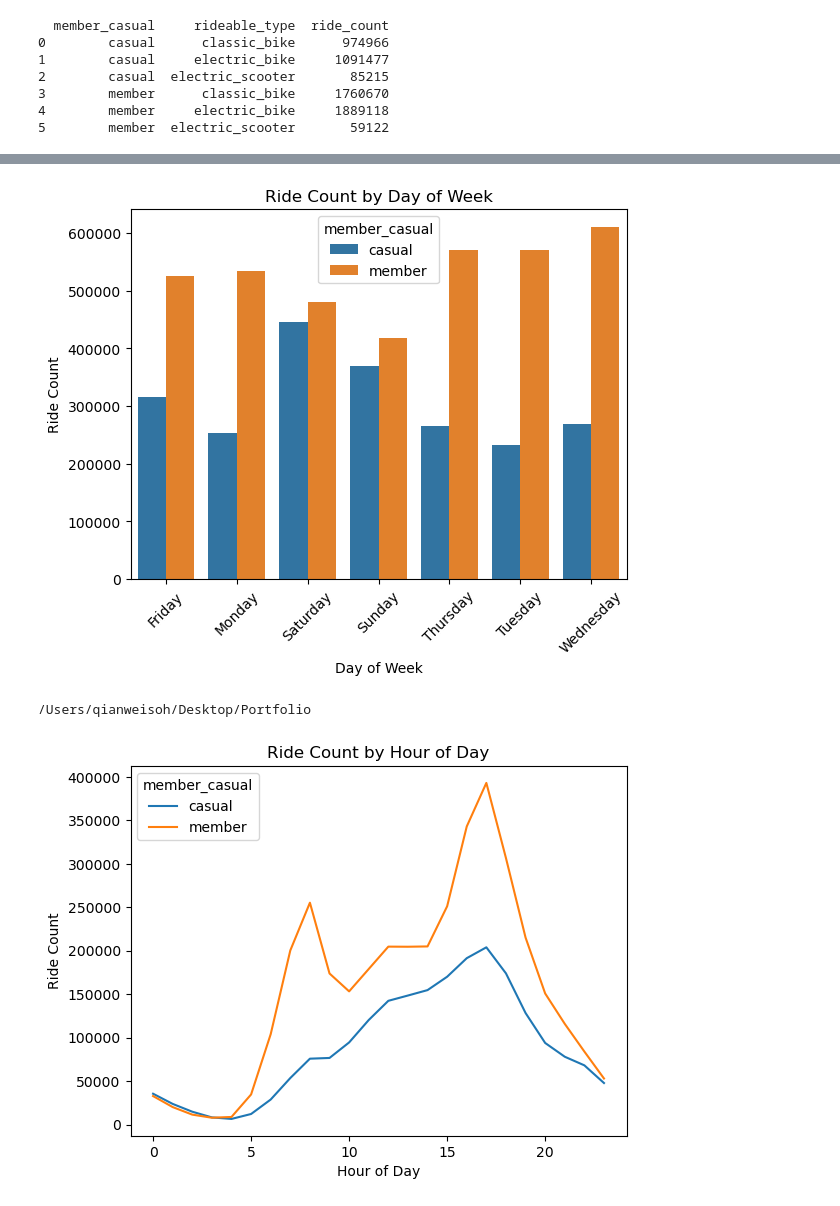
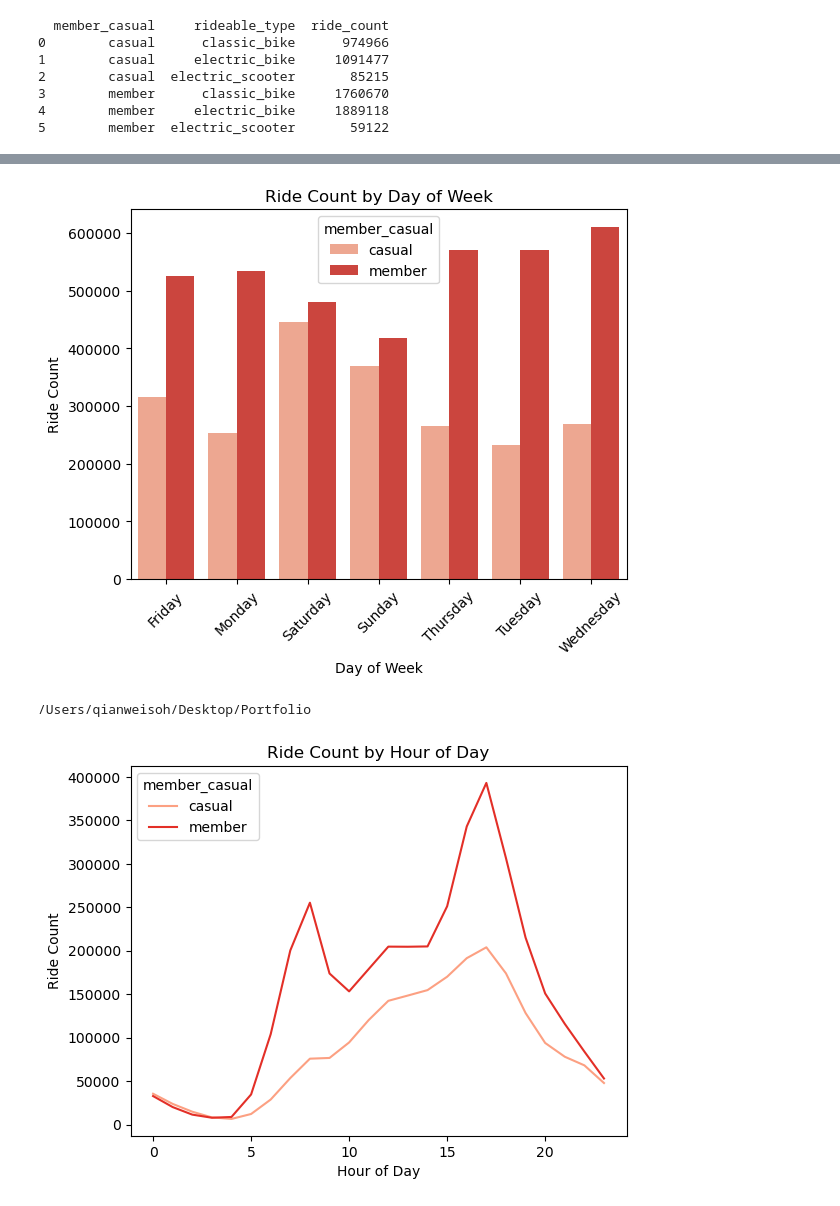
Before and after one commit to sohqianwei/Cyclistic-Data-Analysis, a Jupyter notebook: Analysis with Python/cyclistic-data-analysis.ipynb, the cells around one changed output, grey strips where cells are left out. Cells and saved outputs as stored; diff of their text form; code cells hidden in the pictures.

```diff
--- a/Analysis with Python/cyclistic-data-analysis.ipynb
+++ b/Analysis with Python/cyclistic-data-analysis.ipynb
@@ -23,7 +23,7 @@ import numpy as np
 import os
 # %%
 # Path to the folder containing the CSV files
-folder_path = '/Users/qianweisoh/Desktop/Portfolio/Cyclistic Case Study/CSV file'
+folder_path = '/Users/qianweisoh/Desktop/Portfolio/Cyclistic-Data-Analysis/Data files/CSV files'
 
 # Load and combine all CSV files
 all_files = [os.path.join(folder_path, file) for file in os.listdir(folder_path) if file.endswith('.csv')]
@@ -168,19 +171,19 @@ plt.close()
 # %%
 # Create the bar plot
-sns.barplot(data=rides_by_day, x='day_of_week', y='ride_count', hue='member_casual')
+sns.barplot(data=rides_by_day, x='day_of_week', y='ride_count', hue='member_casual', palette='Reds')
 plt.title('Ride Count by Day of Week')
 plt.xlabel('Day of Week')
 plt.ylabel('Ride Count')
 plt.xticks(rotation=45)
 
 # Save the plot as an image file
 plt.savefig('ride_count_by_day_of_the_week.png', dpi=300, bbox_inches='tight')
 
 # Show the plot
 plt.show()
 plt.close()
 # %% [output]
-[figure, old version]
+[figure, new version]
 # %%
 print(os.getcwd())
 # %% [output]
@@ -188,7 +191,7 @@ print(os.getcwd())
 # %%
 #Create the visualisation for the hourly ride patterns
 #Create the line graph
-sns.lineplot(data=rides_by_hour, x='hour', y='ride_count', hue='member_casual')
+sns.lineplot(data=rides_by_hour, x='hour', y='ride_count', hue='member_casual', palette='Reds')
 plt.title('Ride Count by Hour of Day')
 plt.xlabel('Hour of Day')
 plt.ylabel('Ride Count')
@@ -200,7 +203,7 @@ plt.savefig('ride_count_by_hour_of_day.png', dpi=300, bbox_inches='tight')
 plt.show()
 plt.close()
 # %% [output]
-[figure, old version]
+[figure, new version]
 # %%
 # Export to CSV
 rides_by_day.to_csv('rides_by_day.csv', index=False)
```
Also changed, not shown: parts of 4 cells of this notebook, 8 other files.
